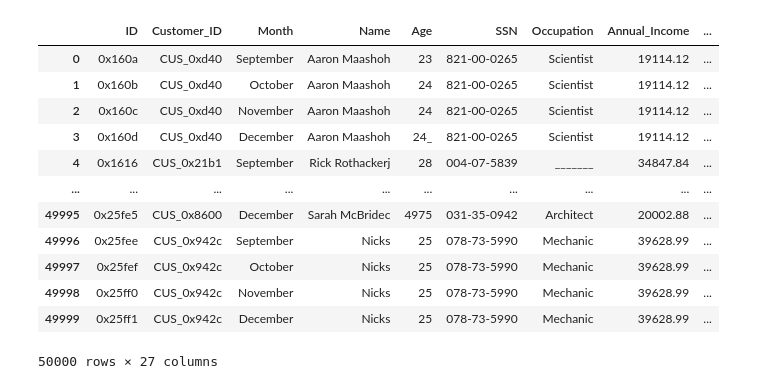
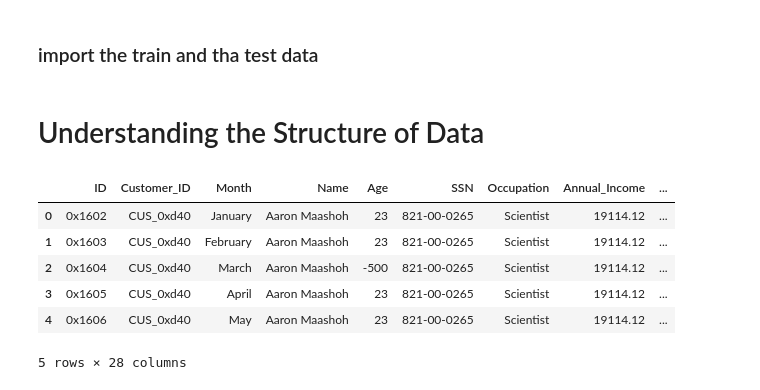
Before and after one commit to ishamel101/Credit-Score-Classification, a Jupyter notebook: Credit Score Classification.ipynb, the cells around one changed output. Drawn from its saved outputs; the diff is of its cells as text; code cells hidden in the pictures.

```diff
--- a/Credit Score Classification.ipynb
+++ b/Credit Score Classification.ipynb
@@ -11 +18,3 @@ from sklearn.svm import SVC
+# %% [markdown]
+### import the train and tha test data
 # %%
@@ -13,17 +22,14 @@ data_training = pd.read_csv('train.csv',sep=';')
 data_testing = pd.read_csv('test.csv',sep=',')
-# %%
-data_testing
-# %% [output]
-|  | ID | Customer_ID | Month | Name | Age | SSN | Occupation | Annual_Income | ... |
-| 0 | 0x160a | CUS_0xd40 | September | Aaron Maashoh | 23 | 821-00-0265 | Scientist | 19114.12 | ... |
-| 1 | 0x160b | CUS_0xd40 | October | Aaron Maashoh | 24 | 821-00-0265 | Scientist | 19114.12 | ... |
-| 2 | 0x160c | CUS_0xd40 | November | Aaron Maashoh | 24 | 821-00-0265 | Scientist | 19114.12 | ... |
-| 3 | 0x160d | CUS_0xd40 | December | Aaron Maashoh | 24_ | 821-00-0265 | Scientist | 19114.12 | ... |
-| 4 | 0x1616 | CUS_0x21b1 | September | Rick Rothackerj | 28 | 004-07-5839 | _______ | 34847.84 | ... |
-| ... | ... | ... | ... | ... | ... | ... | ... | ... | ... |
-| 49995 | 0x25fe5 | CUS_0x8600 | December | Sarah McBridec | 4975 | 031-35-0942 | Architect | 20002.88 | ... |
-| 49996 | 0x25fee | CUS_0x942c | September | Nicks | 25 | 078-73-5990 | Mechanic | 39628.99 | ... |
-| 49997 | 0x25fef | CUS_0x942c | October | Nicks | 25 | 078-73-5990 | Mechanic | 39628.99 | ... |
-| 49998 | 0x25ff0 | CUS_0x942c | November | Nicks | 25 | 078-73-5990 | Mechanic | 39628.99 | ... |
-| 49999 | 0x25ff1 | CUS_0x942c | December | Nicks | 25 | 078-73-5990 | Mechanic | 39628.99 | ... |
-50000 rows × 27 columns
+# %% [markdown]
+# Understanding the Structure of Data
+# %%
+# display the first 5 rows from the data
+data_training.head()
+# %% [output]
+|  | ID | Customer_ID | Month | Name | Age | SSN | Occupation | Annual_Income | ... |
+| 0 | 0x1602 | CUS_0xd40 | January | Aaron Maashoh | 23 | 821-00-0265 | Scientist | 19114.12 | ... |
+| 1 | 0x1603 | CUS_0xd40 | February | Aaron Maashoh | 23 | 821-00-0265 | Scientist | 19114.12 | ... |
+| 2 | 0x1604 | CUS_0xd40 | March | Aaron Maashoh | -500 | 821-00-0265 | Scientist | 19114.12 | ... |
+| 3 | 0x1605 | CUS_0xd40 | April | Aaron Maashoh | 23 | 821-00-0265 | Scientist | 19114.12 | ... |
+| 4 | 0x1606 | CUS_0xd40 | May | Aaron Maashoh | 23 | 821-00-0265 | Scientist | 19114.12 | ... |
+5 rows × 28 columns
```
Also changed, not shown: parts of 44 cells of this notebook.
